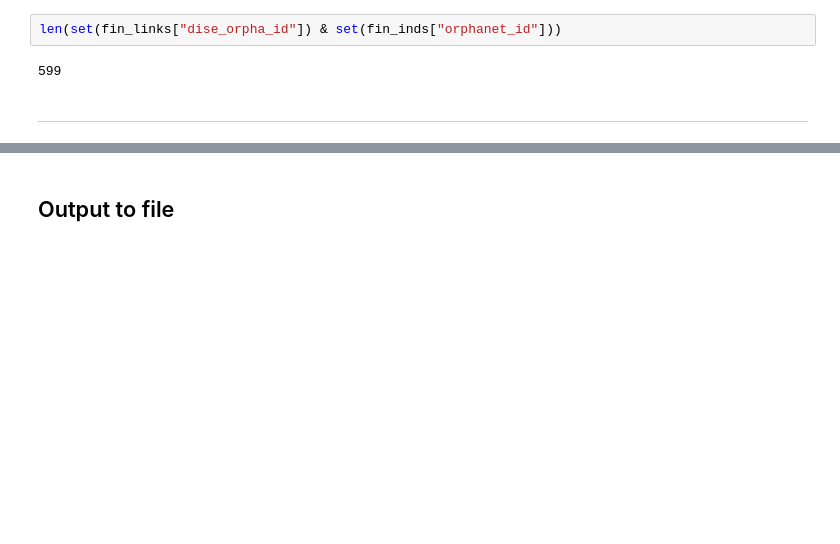
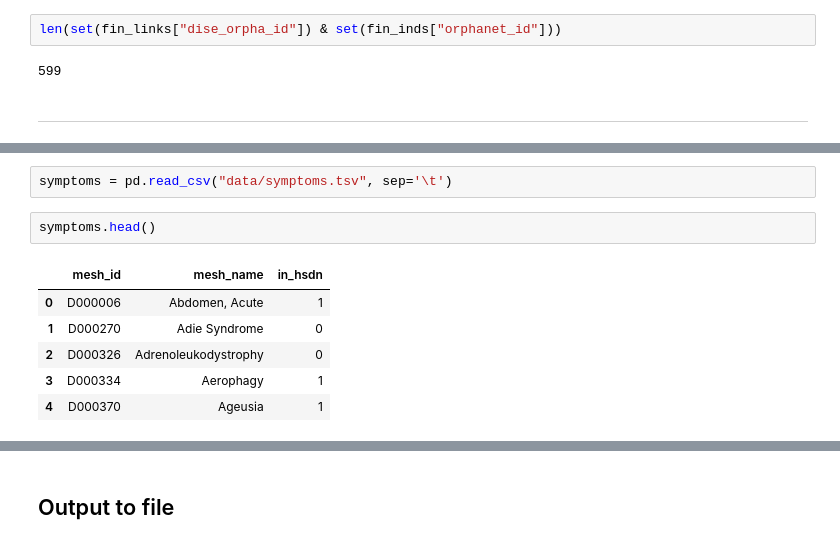
Before and after one commit to veleritas/rarenet, a Jupyter notebook: harmonize_edges.ipynb, the cells around one changed output, grey strips where cells are left out. Saved outputs shown, nothing was run; the diff lists cells and outputs as text; blank space fills up the shorter version.

```diff
--- a/harmonize_edges.ipynb
+++ b/harmonize_edges.ipynb
@@ -265,0 +281,11 @@ len(set(fin_links["dise_orpha_id"]) & set(fin_inds["orphanet_id"]))
+# %%
+symptoms = pd.read_csv("data/symptoms.tsv", sep='\t')
+# %%
+symptoms.head()
+# %% [output]
+|  | mesh_id | mesh_name | in_hsdn |
+| 0 | D000006 | Abdomen, Acute | 1 |
+| 1 | D000270 | Adie Syndrome | 0 |
+| 2 | D000326 | Adrenoleukodystrophy | 0 |
+| 3 | D000334 | Aerophagy | 1 |
+| 4 | D000370 | Ageusia | 1 |
```
Also changed, not shown: parts of 9 cells of this notebook, 2 other files.
